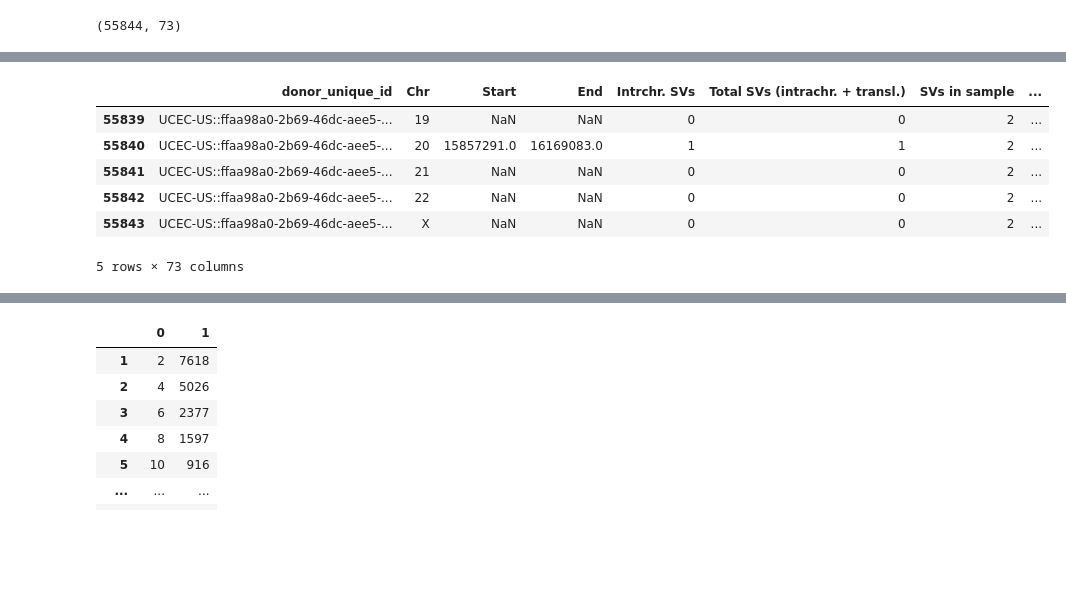
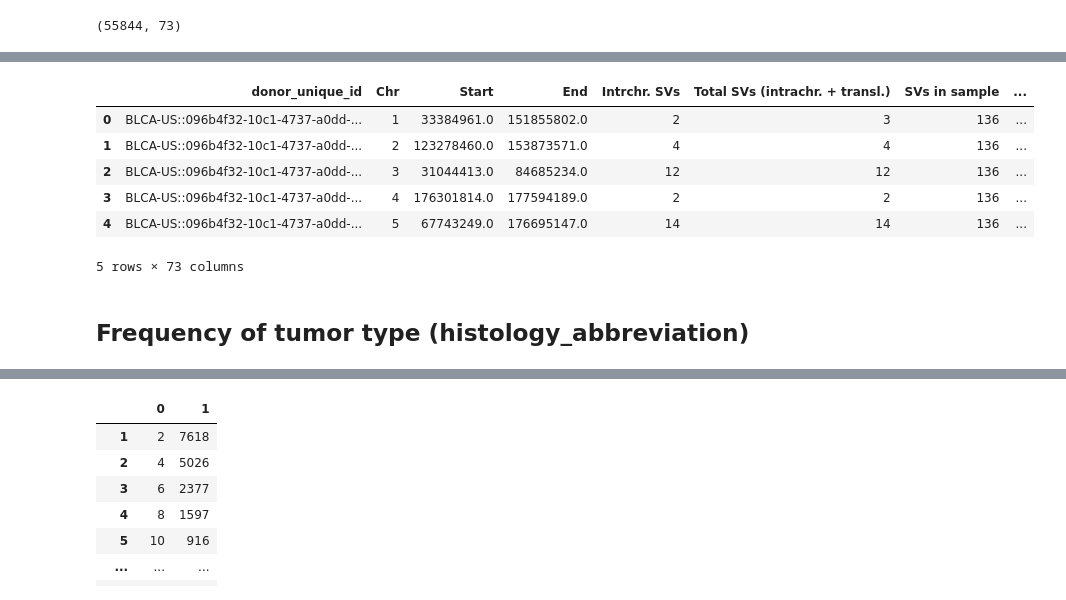
Before and after one commit to jlifferth/Research_Analyst_Playground, a Jupyter notebook: chromothripsis_simulation/Table_S1_exploration.ipynb, the cells around one changed output, grey strips where cells are left out. Drawn from its saved outputs; the diff is of its cells as text; code cells hidden in the pictures; blank space fills up the shorter version.

```diff
--- a/chromothripsis_simulation/Table_S1_exploration.ipynb
+++ b/chromothripsis_simulation/Table_S1_exploration.ipynb
@@ -31,12 +33,12 @@ for i, col in enumerate(cols):
 71 response
 72 comment
 # %%
-df.tail()
+df.head()
 # %% [output]
 |  | donor_unique_id | Chr | Start | End | Intrchr. SVs | Total SVs (intrachr. + transl.) | SVs in sample | ... |
-| 55839 | UCEC-US::ffaa98a0-2b69-46dc-aee5-... | 19 | NaN | NaN | 0 | 0 | 2 | ... |
-| 55840 | UCEC-US::ffaa98a0-2b69-46dc-aee5-... | 20 | 15857291.0 | 16169083.0 | 1 | 1 | 2 | ... |
-| 55841 | UCEC-US::ffaa98a0-2b69-46dc-aee5-... | 21 | NaN | NaN | 0 | 0 | 2 | ... |
-| 55842 | UCEC-US::ffaa98a0-2b69-46dc-aee5-... | 22 | NaN | NaN | 0 | 0 | 2 | ... |
-| 55843 | UCEC-US::ffaa98a0-2b69-46dc-aee5-... | X | NaN | NaN | 0 | 0 | 2 | ... |
+| 0 | BLCA-US::096b4f32-10c1-4737-a0dd-... | 1 | 33384961.0 | 151855802.0 | 2 | 3 | 136 | ... |
+| 1 | BLCA-US::096b4f32-10c1-4737-a0dd-... | 2 | 123278460.0 | 153873571.0 | 4 | 4 | 136 | ... |
+| 2 | BLCA-US::096b4f32-10c1-4737-a0dd-... | 3 | 31044413.0 | 84685234.0 | 12 | 12 | 136 | ... |
+| 3 | BLCA-US::096b4f32-10c1-4737-a0dd-... | 4 | 176301814.0 | 177594189.0 | 2 | 2 | 136 | ... |
+| 4 | BLCA-US::096b4f32-10c1-4737-a0dd-... | 5 | 67743249.0 | 176695147.0 | 14 | 14 | 136 | ... |
 5 rows × 73 columns
@@ -45,3 +45,5 @@ from collections import Counter
+# %% [markdown]
+## Frequency of tumor type (histology_abbreviation)
 # %%
 Counter(df[cols[67]])
 # %% [output]
```
Also changed, not shown: parts of 14 cells of this notebook, 2 other files.
